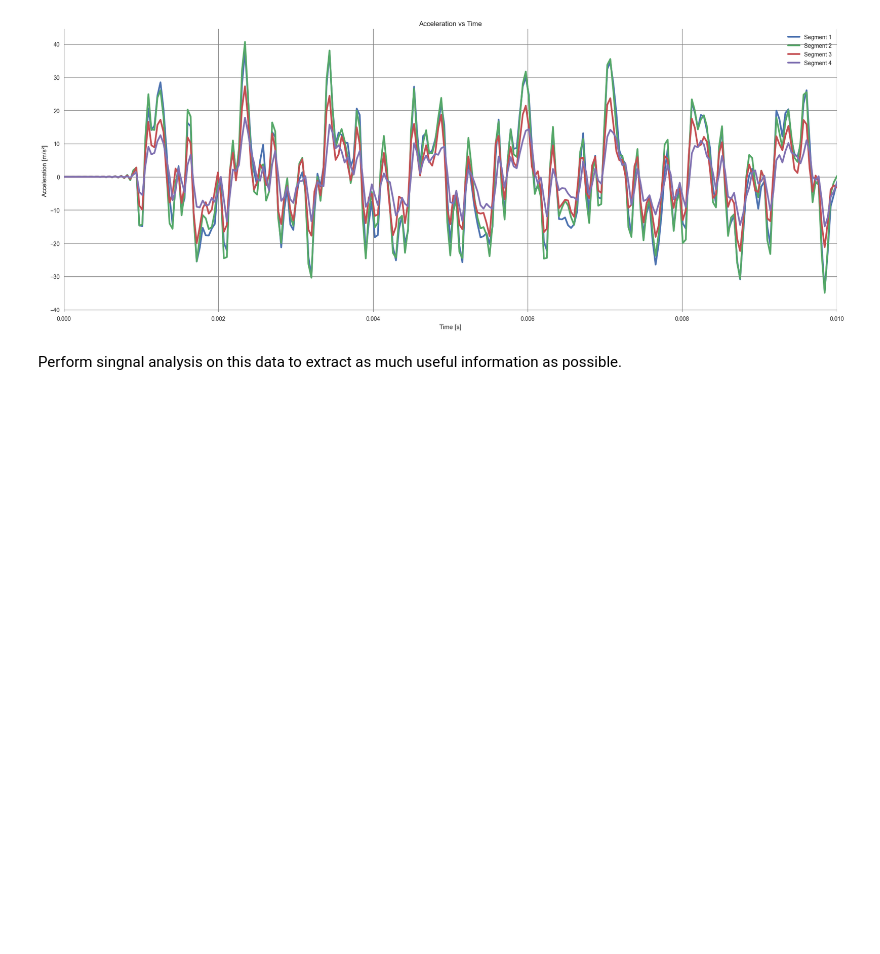
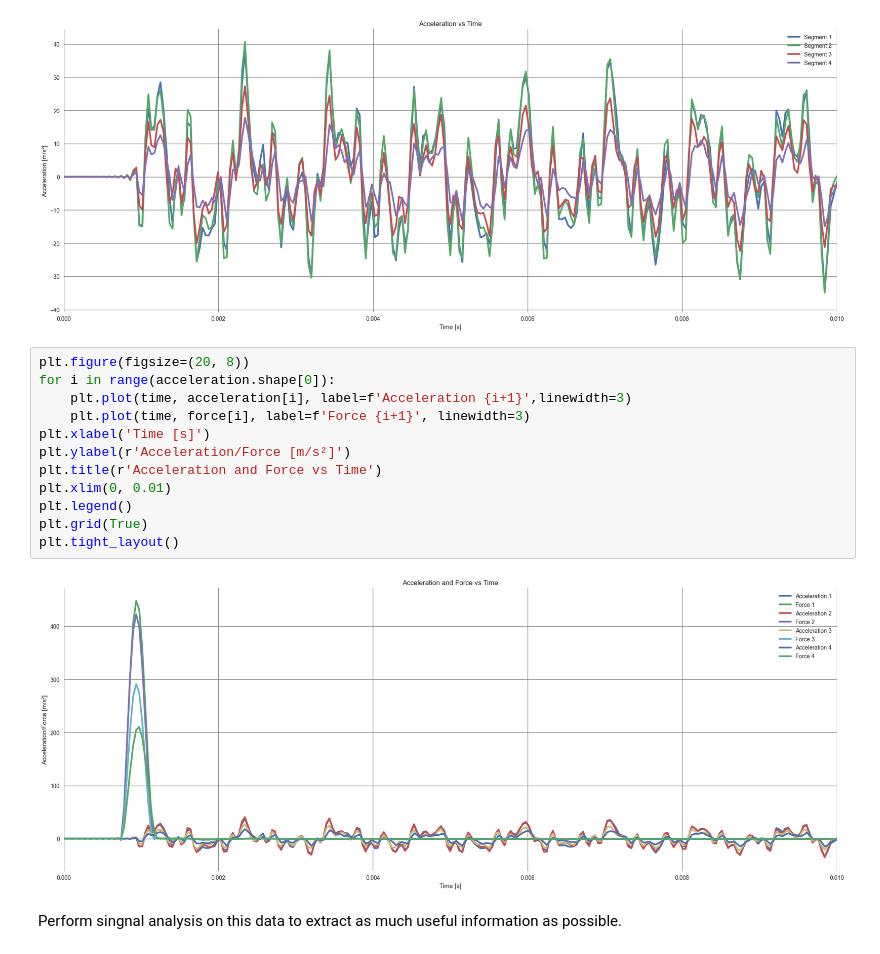
Before and after one commit to HoangNguyen17/AE543, a Jupyter notebook: HW5/HoangNguyen_HW5.ipynb, the cells around one changed output. Saved outputs shown, nothing was run; the diff lists cells and outputs as text; blank space fills up the shorter version.

```diff
--- a/HW5/HoangNguyen_HW5.ipynb
+++ b/HW5/HoangNguyen_HW5.ipynb
@@ -112,6 +112,20 @@ plt.grid(True)
 plt.tight_layout()
 # %% [output]
 [figure]
+# %%
+plt.figure(figsize=(20, 8))
+for i in range(acceleration.shape[0]):
+    plt.plot(time, acceleration[i], label=f'Acceleration {i+1}',linewidth=3)
+    plt.plot(time, force[i], label=f'Force {i+1}', linewidth=3)
+plt.xlabel('Time [s]')
+plt.ylabel(r'Acceleration/Force [m/s²]')
+plt.title(r'Acceleration and Force vs Time')
+plt.xlim(0, 0.01)
+plt.legend()
+plt.grid(True)
+plt.tight_layout()
+# %% [output]
+[figure, added]
 # %% [markdown]
 Perform singnal analysis on this data to extract as much useful information as possible.
 # %% [markdown]
```
Also changed, not shown: parts of 3 cells of this notebook.
